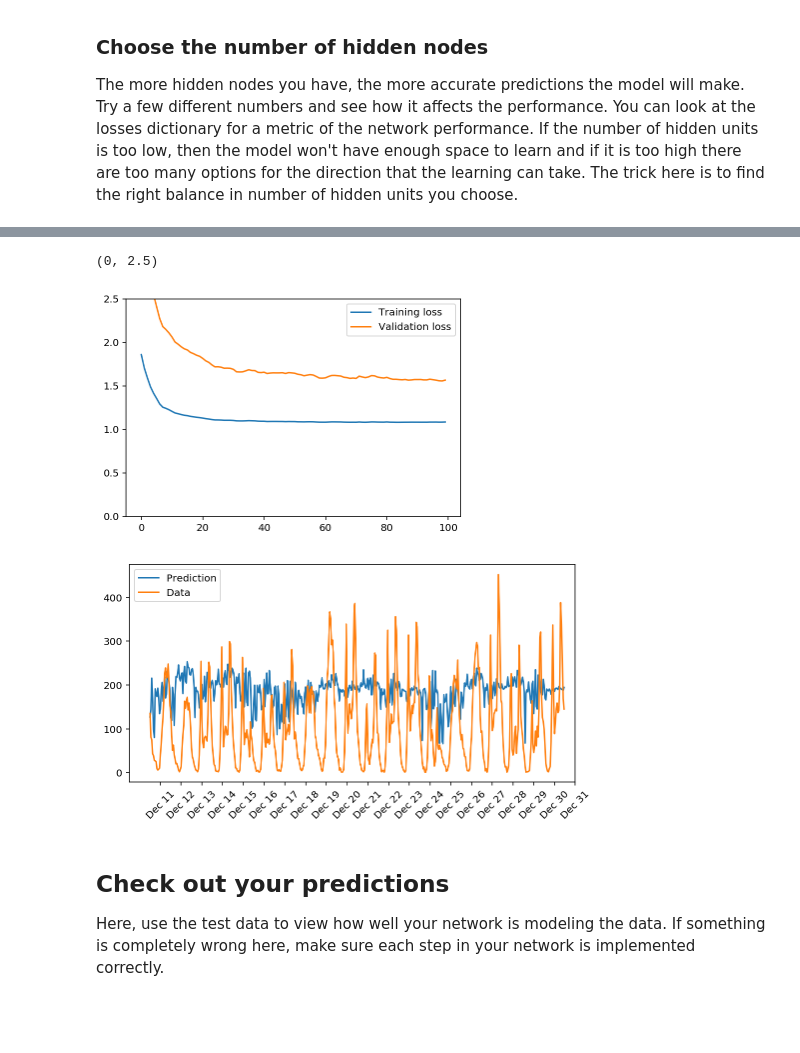
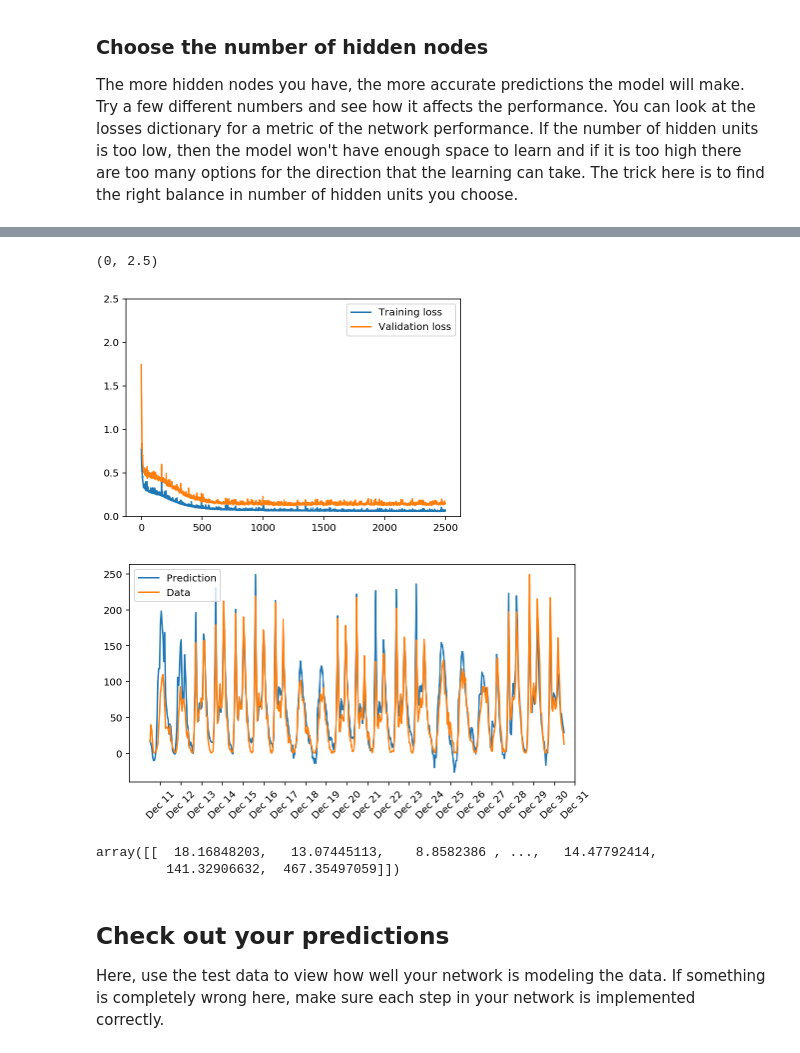
Before and after one commit to adrianprayoga/DL_NN, a Jupyter notebook: DLND Your first neural network.ipynb, the cells around one changed output, grey strips where cells are left out. Saved outputs shown, nothing was run; the diff lists cells and outputs as text; code cells hidden in the pictures; blank space fills up the shorter version.

```diff
--- a/DLND Your first neural network.ipynb
+++ b/DLND Your first neural network.ipynb
@@ -195,18 +189,19 @@ class NeuralNetwork(object):
 
     def train(self, inputs_list, targets_list):
         # Convert inputs list to 2d array
-        inputs = np.array(inputs_list, ndmin=2).T # n_feature x n
-        targets = np.array(targets_list, ndmin=2).T # 1xn
+        inputs = np.array(inputs_list, ndmin=2).T # without transpose n x n_feature
+        #inputs = np.append(inputs, np.ones((1,inputs.shape[1])), axis = 1)
+        targets = np.array(targets_list, ndmin=2) # without transpose 1xn
         #### Implement the forward pass here ####
         ### Forward pass ###
         # TODO: Hidden layer - Replace these values with your calculations.
-        hidden_inputs = np.dot(inputs.T,self.weights_input_to_hidden.T) # signals into hidden layer, n x n_hidden
+        hidden_inputs = np.dot(self.weights_input_to_hidden,inputs) # signals into hidden layer, n_hidden x n
         hidden_outputs = self.activation_function(hidden_inputs) # signals from hidden layer
+        #hidden_outputs = np.append(hidden_outputs,np.ones((inputs.shape[1],1)), axis = 1)
 
         # TODO: Output layer - Replace these values with your calculations.
-        final_inputs = np.dot(hidden_outputs,self.weights_hidden_to_output.T) # signals into final output layer
+        final_inputs = np.dot(self.weights_hidden_to_output,hidden_outputs) # signals into final output layer
         final_outputs = final_inputs # signals from final output layer
-
         #### Implement the backward pass here ####
         ### Backward pass ###
 
@@ -214,27 +209,31 @@ class NeuralNetwork(object):
         output_errors = targets - final_outputs # Output layer error is the difference between desired target and actual output.
 
         # TODO: Backpropagated error - Replace these values with your calculations.
+        #print(final_outputs, " ", grad_relU)
+
         hidden_errors = output_errors # errors propagated to the hidden layer
-        hidden_grad = np.dot(hidden_errors,self.weights_hidden_to_output)*\
+        hidden_grad = np.dot(self.weights_hidden_to_output.T,hidden_errors)*\
                         hidden_outputs*(1-hidden_outputs)# hidden layer gradients
 
-
+        #print(np.dot(output_errors,hidden_outputs.T).shape) #n_hidden x n, 1 x n -> 1
         # TODO: Update the weights - Replace these values with your calculations.
-        self.weights_hidden_to_output += self.lr*np.dot(hidden_outputs.T,output_errors).T/inputs.shape[1] # update hidden-to-output weights with gradient descent step
-        self.weights_input_to_hidden += self.lr*np.dot(inputs, hidden_grad).T/inputs.shape[1] # update input-to-hidden weights with gradient descent step
+        self.weights_hidden_to_output += self.lr*np.dot(output_errors,hidden_outputs.T)/inputs.shape[1] # update hidden-to-output weights with gradient descent step
+        self.weights_input_to_hidden += self.lr*np.dot(hidden_grad, inputs.T)/inputs.shape[1] # update input-to-hidden weights with gradient descent step
 
 
     def run(self, inputs_list):
         # Run a forward pass through the network
         inputs = np.array(inputs_list, ndmin=2).T
+        #inputs = np.append(inputs, np.ones((1,inputs.shape[1])), axis = 0)
 
         #### Implement the forward pass here ####
         # TODO: Hidden layer - replace these values with the appropriate calculations.
-        hidden_inputs = np.dot(inputs.T,self.weights_input_to_hidden.T) # signals into hidden layer
+        hidden_inputs = np.dot(self.weights_input_to_hidden,inputs) # signals into hidden layer, n_hidden x n
         hidden_outputs = self.activation_function(hidden_inputs) # signals from hidden layer
+        #hidden_outputs = np.append(hidden_outputs,np.ones((inputs.shape[1],1)), axis = 1)
 
         # TODO: Output layer - Replace these values with the appropriate calculations.
-        final_inputs = np.dot(hidden_outputs,self.weights_hidden_to_output.T) # signals into final output layer
+        final_inputs = np.dot(self.weights_hidden_to_output,hidden_outputs) # signals into final output layer
         final_outputs = final_inputs # signals from final output layer
         return final_outputs
 # %%
@@ -260,9 +259,9 @@ The more hidden nodes you have, the more accurate predictions the model will mak
 import sys
 
 ### Set the hyperparameters here ###
-epochs = 100
-learning_rate = 0.001
-hidden_nodes = 3
+epochs = 2500
+learning_rate = 0.03
+hidden_nodes = 10
 output_nodes = 1
 
 N_i = train_features.shape[1]
@@ -275,7 +274,7 @@ for e in range(epochs):
     for record, target in zip(train_features.ix[batch].values,
                               train_targets.ix[batch]['cnt']):
         network.train(record, target)
-
+    network.train(train_features.ix[batch].values,train_targets.ix[batch]['cnt'])
     # Printing out the training progress
     train_loss = MSE(network.run(train_features), train_targets['cnt'].values)
     val_loss = MSE(network.run(val_features), val_targets['cnt'].values)
@@ -297,23 +296,28 @@ plt.legend()
 plt.ylim(ymin = 0, ymax=2.5)
 # %% [output]
 (0, 2.5)
-[figure, old version]
+[figure, new version]
 # %%
 fig, ax = plt.subplots(figsize=(8,4))
 
 mean, std = scaled_features['cnt']
 predictions = network.run(train_features)*std + mean
-ax.plot(predictions[24*80:24*100], label='Prediction')
-ax.plot((train_targets['cnt'][24*80:24*100]*std + mean).values, label='Data')
-ax.set_xlim(right=len(predictions[24*80:24*100]))
+ax.plot(predictions.reshape(-1,1)[:24*20], label='Prediction')
+ax.plot((train_targets['cnt'][:24*20]*std + mean).values, label='Data')
+ax.set_xlim(right=len(predictions[:24*20]))
 ax.legend()
 
 dates = pd.to_datetime(rides.ix[test_data.index]['dteday'])
 dates = dates.apply(lambda d: d.strftime('%b %d'))
 ax.set_xticks(np.arange(len(dates))[12::24])
 _ = ax.set_xticklabels(dates[12::24], rotation=45)
 # %% [output]
-[figure, old version]
+[figure, new version]
+# %%
+predictions[:24*20]
+# %% [output]
+array([[  18.16848203,   13.07445113,    8.8582386 , ...,   14.47792414,
+         141.32906632,  467.35497059]])
 # %% [markdown]
 ## Check out your predictions
 
```
Also changed, not shown: parts of 6 cells of this notebook.
